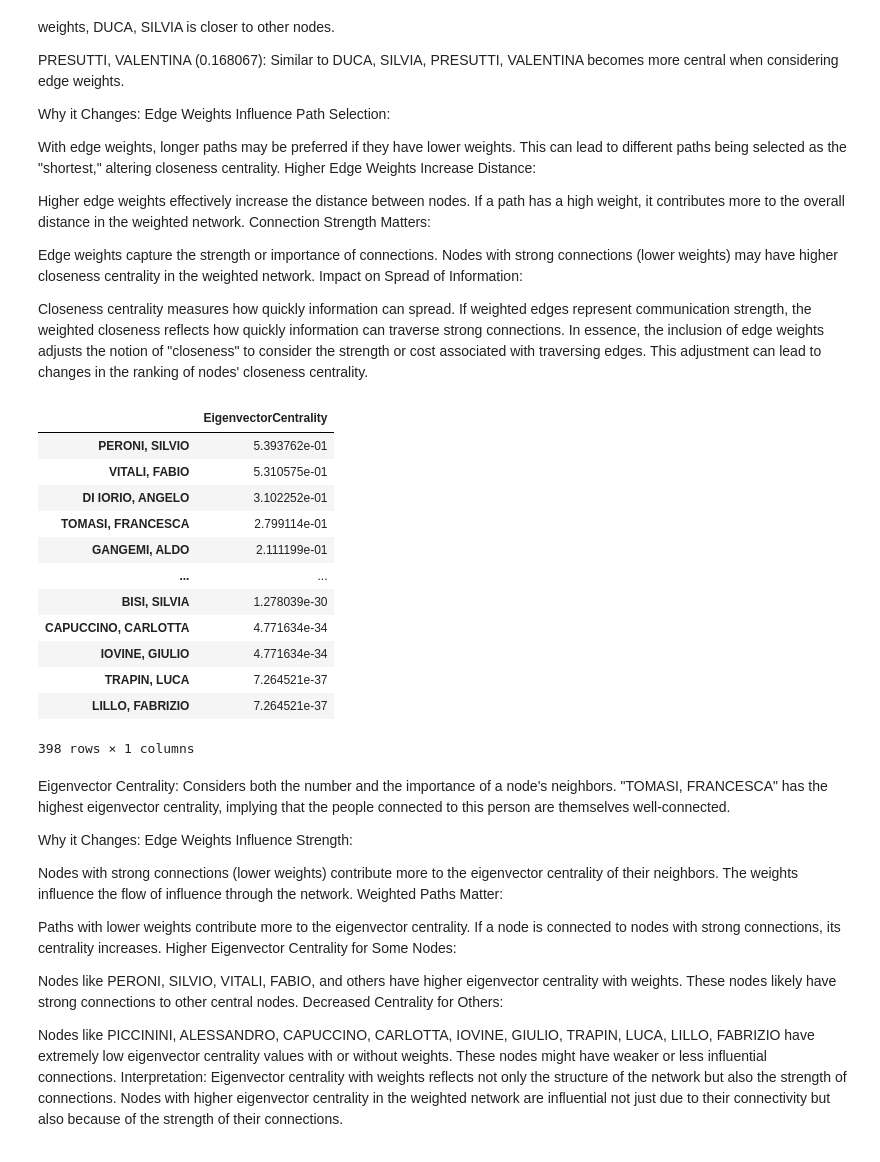
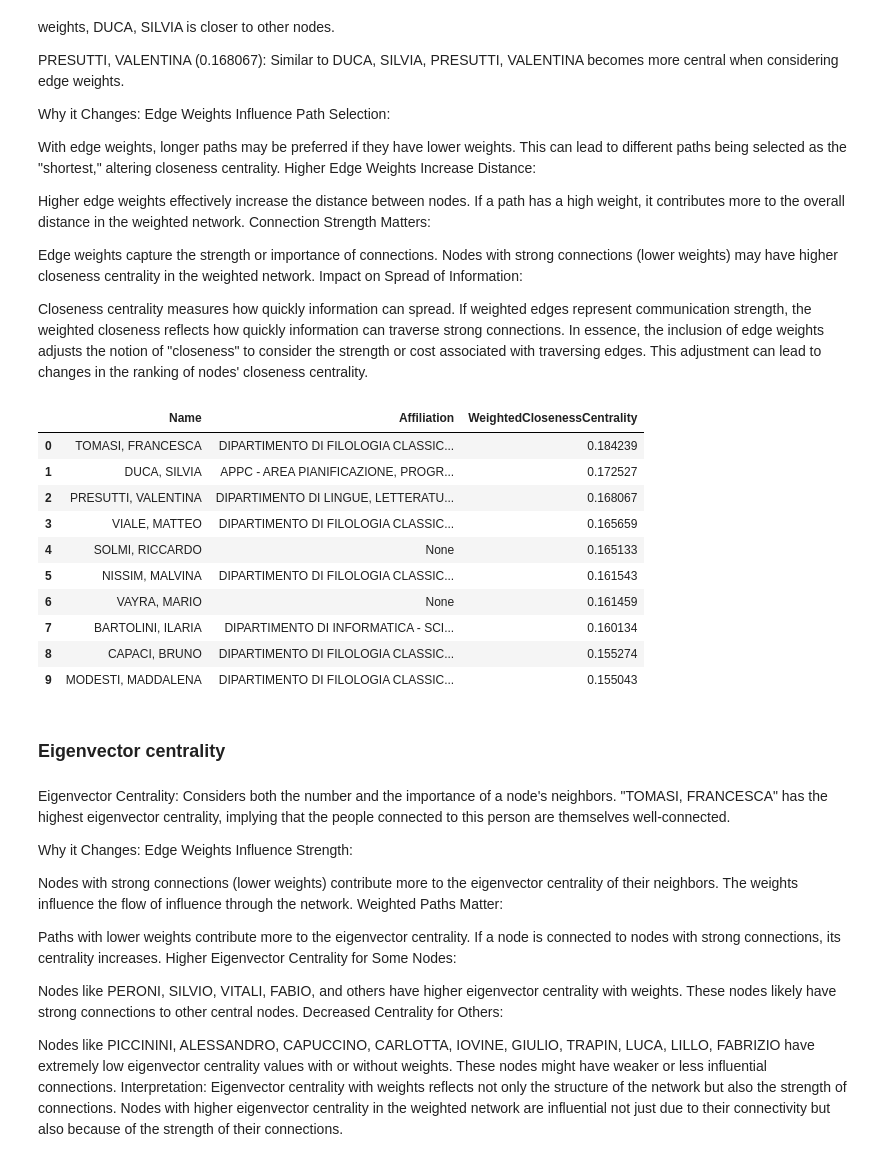
Before and after one commit to leonardozilli/DHDK_ProfessorsNetwork, a Jupyter notebook: notebooks/dhdk_network_analysis.ipynb, the cells around one changed output. Cells and saved outputs as stored; diff of their text form; code cells hidden in the pictures.

```diff
--- a/dhdk_notebook.ipynb
+++ b/notebooks/dhdk_network_analysis.ipynb
@@ -112,26 +97,29 @@ Impact on Spread of Information:
 
 Closeness centrality measures how quickly information can spread. If weighted edges represent communication strength, the weighted closeness reflects how quickly information can traverse strong connections.
 In essence, the inclusion of edge weights adjusts the notion of "closeness" to consider the strength or cost associated with traversing edges. This adjustment can lead to changes in the ranking of nodes' closeness centrality.
-# %%
-eigenvector_centrality = nx.eigenvector_centrality(G, weight="weight")
-ec_data = pd.DataFrame.from_dict(eigenvector_centrality,
-                                columns=["EigenvectorCentrality"],
-                                orient="index")
-ec_data.sort_values(by=["EigenvectorCentrality"], ascending=False)
-# %% [output]
-|  | EigenvectorCentrality |
-| PERONI, SILVIO | 5.393762e-01 |
-| VITALI, FABIO | 5.310575e-01 |
-| DI IORIO, ANGELO | 3.102252e-01 |
-| TOMASI, FRANCESCA | 2.799114e-01 |
-| GANGEMI, ALDO | 2.111199e-01 |
-| ... | ... |
-| BISI, SILVIA | 1.278039e-30 |
-| CAPUCCINO, CARLOTTA | 4.771634e-34 |
-| IOVINE, GIULIO | 4.771634e-34 |
-| TRAPIN, LUCA | 7.264521e-37 |
-| LILLO, FABRIZIO | 7.264521e-37 |
-398 rows × 1 columns
+# %%
+weighted_closeness_centrality = nx.closeness_centrality(G, distance="weight")
+
+wcc_data = pd.DataFrame({"Name": list(weighted_closeness_centrality.keys()),
+                        "Affiliation": [node_attributes[node] for node in weighted_closeness_centrality.keys()],
+                        "WeightedClosenessCentrality": list(weighted_closeness_centrality.values())
+                        }).sort_values(by="WeightedClosenessCentrality", ascending=False).reset_index(drop=True)
+
+wcc_data.head(10)
+# %% [output]
+|  | Name | Affiliation | WeightedClosenessCentrality |
+| 0 | TOMASI, FRANCESCA | DIPARTIMENTO DI FILOLOGIA CLASSIC... | 0.184239 |
+| 1 | DUCA, SILVIA | APPC - AREA PIANIFICAZIONE, PROGR... | 0.172527 |
+| 2 | PRESUTTI, VALENTINA | DIPARTIMENTO DI LINGUE, LETTERATU... | 0.168067 |
+| 3 | VIALE, MATTEO | DIPARTIMENTO DI FILOLOGIA CLASSIC... | 0.165659 |
+| 4 | SOLMI, RICCARDO | None | 0.165133 |
+| 5 | NISSIM, MALVINA | DIPARTIMENTO DI FILOLOGIA CLASSIC... | 0.161543 |
+| 6 | VAYRA, MARIO | None | 0.161459 |
+| 7 | BARTOLINI, ILARIA | DIPARTIMENTO DI INFORMATICA - SCI... | 0.160134 |
+| 8 | CAPACI, BRUNO | DIPARTIMENTO DI FILOLOGIA CLASSIC... | 0.155274 |
+| 9 | MODESTI, MADDALENA | DIPARTIMENTO DI FILOLOGIA CLASSIC... | 0.155043 |
+# %% [markdown]
+### Eigenvector centrality
 # %% [markdown]
 Eigenvector Centrality:
 Considers both the number and the importance of a node's neighbors.
```
Also changed, not shown: parts of 22 cells of this notebook, 3 other files.
